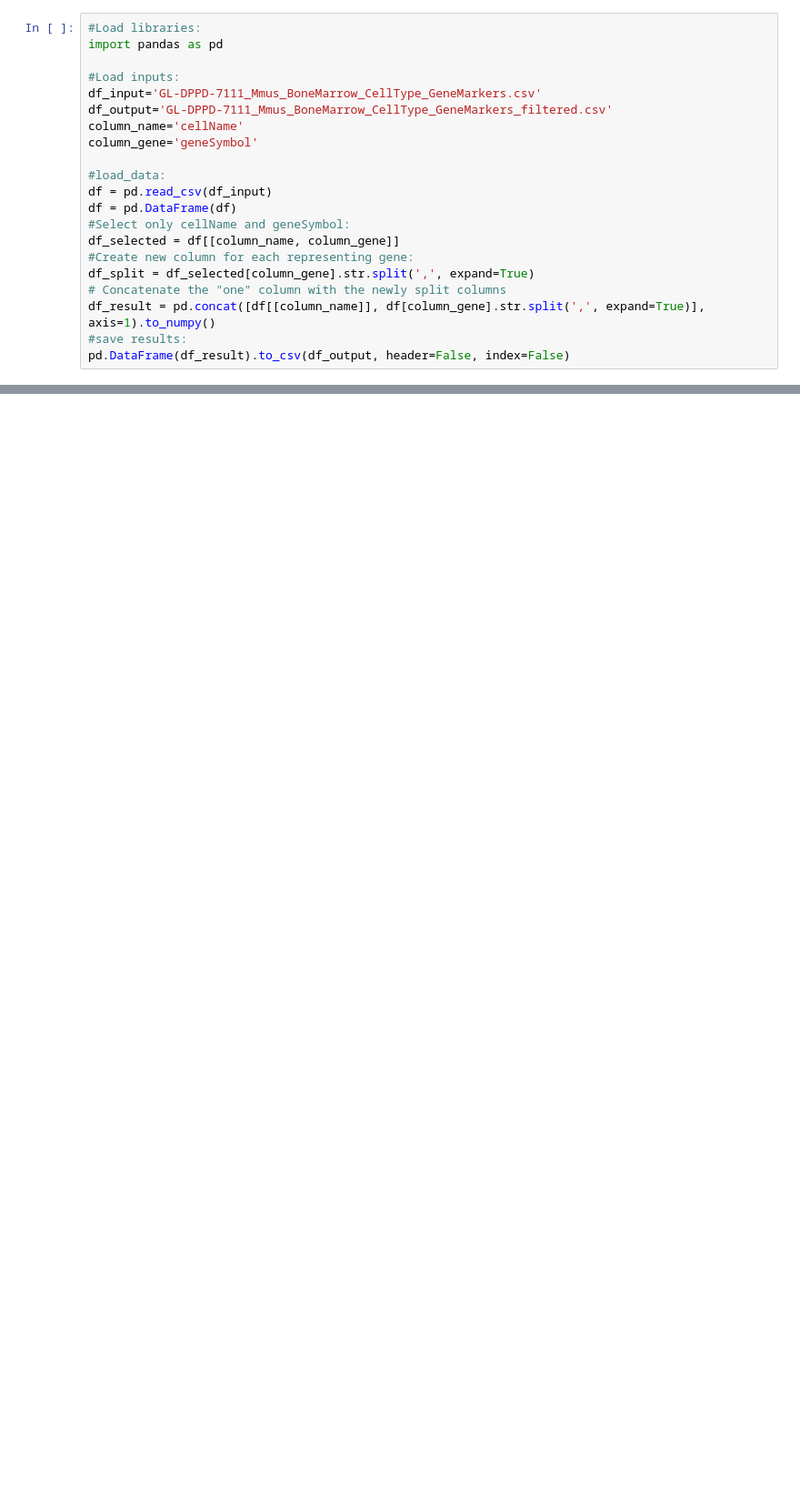
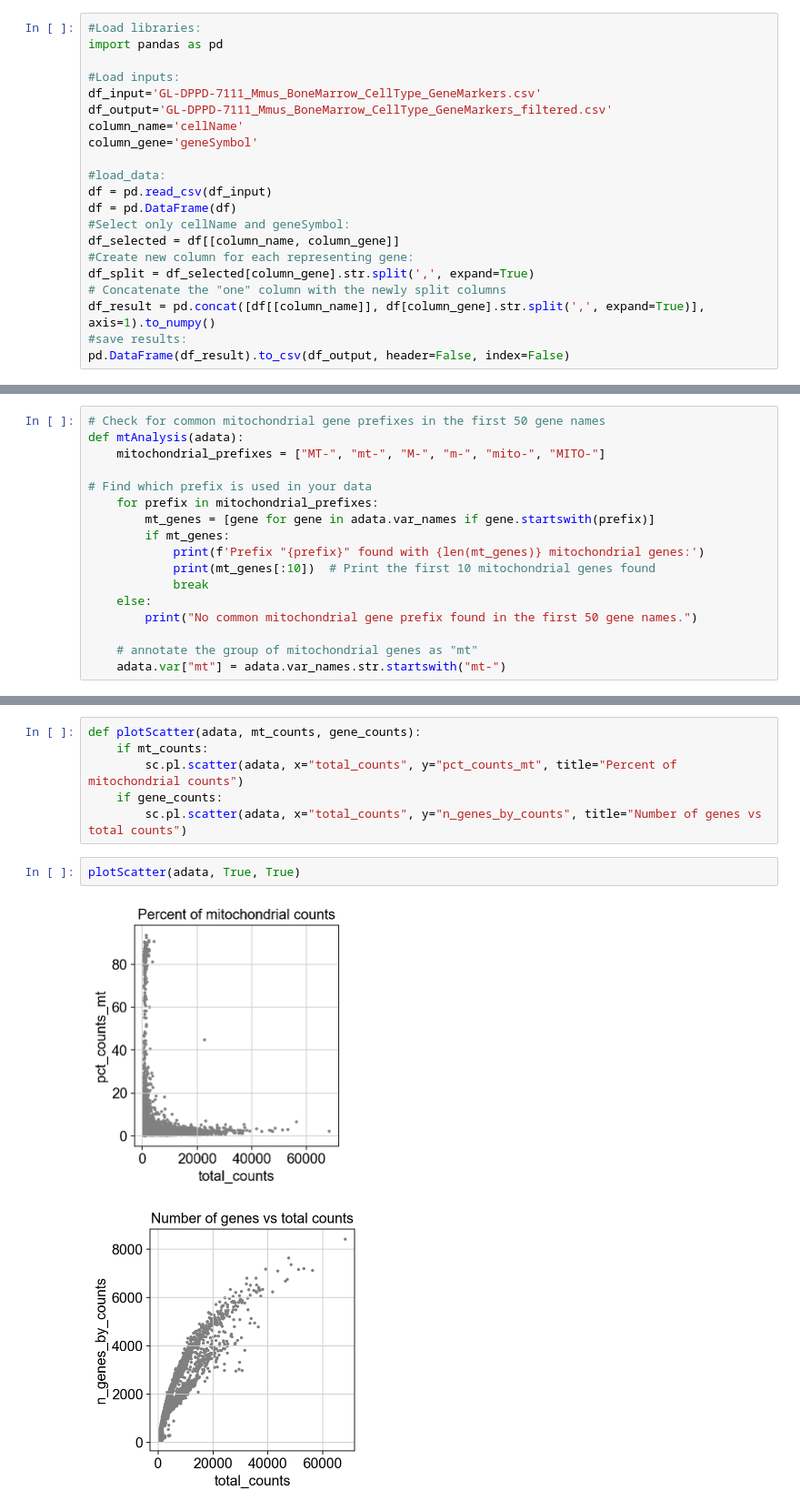
Before and after one commit to komendien/scRNAseq_Mmus_DP, a Jupyter notebook: KK_downstream_scRNAseq.ipynb, the cells around one changed output, grey strips where cells are left out. Shown at 91% size. Saved outputs shown, nothing was run; the diff lists cells and outputs as text; blank space fills up the shorter version.

```diff
--- a/KK_downstream_scRNAseq.ipynb
+++ b/KK_downstream_scRNAseq.ipynb
@@ -362,0 +236,17 @@ Prefix "mt-" found with 36 mitochondrial genes:
+# %%
+# Check for common mitochondrial gene prefixes in the first 50 gene names
+def mtAnalysis(adata):
+    mitochondrial_prefixes = ["MT-", "mt-", "M-", "m-", "mito-", "MITO-"]
+
+# Find which prefix is used in your data
+    for prefix in mitochondrial_prefixes:
+        mt_genes = [gene for gene in adata.var_names if gene.startswith(prefix)]
+        if mt_genes:
+            print(f'Prefix "{prefix}" found with {len(mt_genes)} mitochondrial genes:')
+            print(mt_genes[:10])  # Print the first 10 mitochondrial genes found
+            break
+    else:
+        print("No common mitochondrial gene prefix found in the first 50 gene names.")
+
+    # annotate the group of mitochondrial genes as "mt"
+    adata.var["mt"] = adata.var_names.str.startswith("mt-")
@@ -362,0 +312,11 @@ Prefix "mt-" found with 36 mitochondrial genes:
+# %%
+def plotScatter(adata, mt_counts, gene_counts):
+    if mt_counts:
+        sc.pl.scatter(adata, x="total_counts", y="pct_counts_mt", title="Percent of mitochondrial counts")
+    if gene_counts:
+        sc.pl.scatter(adata, x="total_counts", y="n_genes_by_counts", title="Number of genes vs total counts")
+# %%
+plotScatter(adata, True, True)
+# %% [output]
+[figure, added]
+[figure, added]
```
Also changed, not shown: parts of 70 cells of this notebook.
